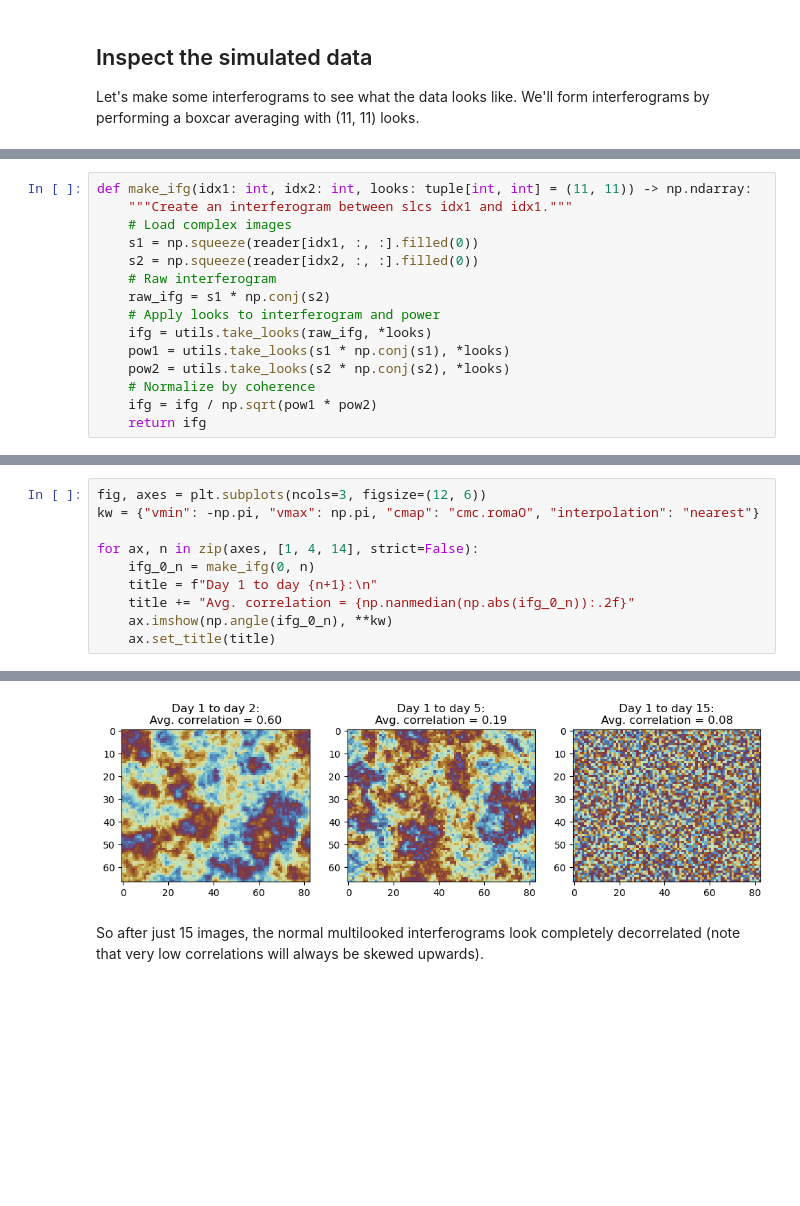
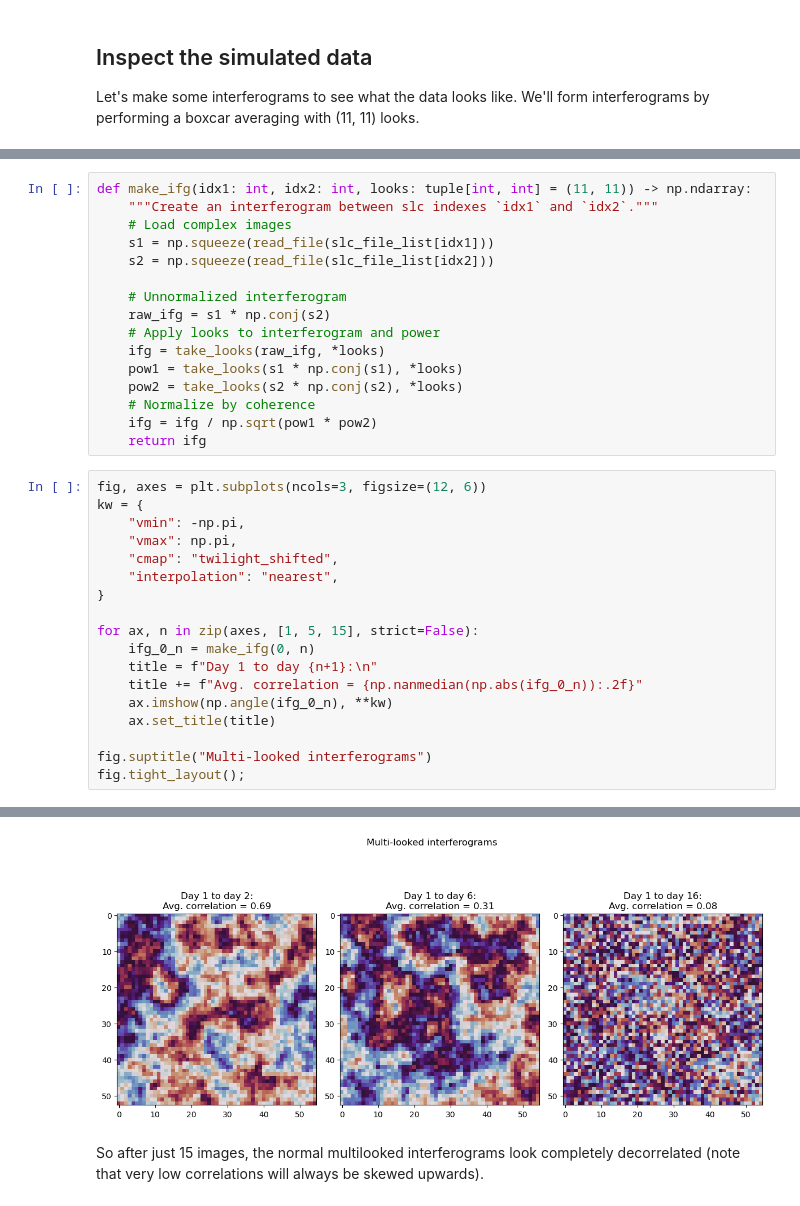
Before and after one commit to isce-framework/dolphin, a Jupyter notebook: docs/notebooks/theory-phase-linking.ipynb, the cells around one changed output, grey strips where cells are left out. Saved outputs shown, nothing was run; the diff lists cells and outputs as text; blank space fills up the shorter version.

```diff
--- a/docs/notebooks/theory-phase-linking.ipynb
+++ b/docs/notebooks/theory-phase-linking.ipynb
@@ -99,15 +74,0 @@ print(reader.shape)
-# %%
-def make_ifg(idx1: int, idx2: int, looks: tuple[int, int] = (11, 11)) -> np.ndarray:
-    """Create an interferogram between slcs idx1 and idx1."""
-    # Load complex images
-    s1 = np.squeeze(reader[idx1, :, :].filled(0))
-    s2 = np.squeeze(reader[idx2, :, :].filled(0))
-    # Raw interferogram
-    raw_ifg = s1 * np.conj(s2)
-    # Apply looks to interferogram and power
-    ifg = utils.take_looks(raw_ifg, *looks)
-    pow1 = utils.take_looks(s1 * np.conj(s1), *looks)
-    pow2 = utils.take_looks(s2 * np.conj(s2), *looks)
-    # Normalize by coherence
-    ifg = ifg / np.sqrt(pow1 * pow2)
-    return ifg
@@ -114,11 +127,35 @@ def make_ifg(idx1: int, idx2: int, looks: tuple[int, int] = (11, 11)) -> np.ndar
+# %%
+def make_ifg(idx1: int, idx2: int, looks: tuple[int, int] = (11, 11)) -> np.ndarray:
+    """Create an interferogram between slc indexes `idx1` and `idx2`."""
+    # Load complex images
+    s1 = np.squeeze(read_file(slc_file_list[idx1]))
+    s2 = np.squeeze(read_file(slc_file_list[idx2]))
+
+    # Unnormalized interferogram
+    raw_ifg = s1 * np.conj(s2)
+    # Apply looks to interferogram and power
+    ifg = take_looks(raw_ifg, *looks)
+    pow1 = take_looks(s1 * np.conj(s1), *looks)
+    pow2 = take_looks(s2 * np.conj(s2), *looks)
+    # Normalize by coherence
+    ifg = ifg / np.sqrt(pow1 * pow2)
+    return ifg
 # %%
 fig, axes = plt.subplots(ncols=3, figsize=(12, 6))
-kw = {"vmin": -np.pi, "vmax": np.pi, "cmap": "cmc.romaO", "interpolation": "nearest"}
+kw = {
+    "vmin": -np.pi,
+    "vmax": np.pi,
+    "cmap": "twilight_shifted",
+    "interpolation": "nearest",
+}
 
-for ax, n in zip(axes, [1, 4, 14], strict=False):
+for ax, n in zip(axes, [1, 5, 15], strict=False):
     ifg_0_n = make_ifg(0, n)
     title = f"Day 1 to day {n+1}:\n"
-    title += "Avg. correlation = {np.nanmedian(np.abs(ifg_0_n)):.2f}"
+    title += f"Avg. correlation = {np.nanmedian(np.abs(ifg_0_n)):.2f}"
     ax.imshow(np.angle(ifg_0_n), **kw)
     ax.set_title(title)
+
+fig.suptitle("Multi-looked interferograms")
+fig.tight_layout();
 # %% [output]
@@ -125,4 +163,4 @@ for ax, n in zip(axes, [1, 4, 14], strict=False):
-[figure, old version]
+[figure, new version]
 # %% [markdown]
 So after just 15 images, the normal multilooked interferograms look completely decorrelated (note that very low correlations will always be skewed upwards).
 # %% [markdown]
```
Also changed, not shown: parts of 46 cells of this notebook, 1 other file.
